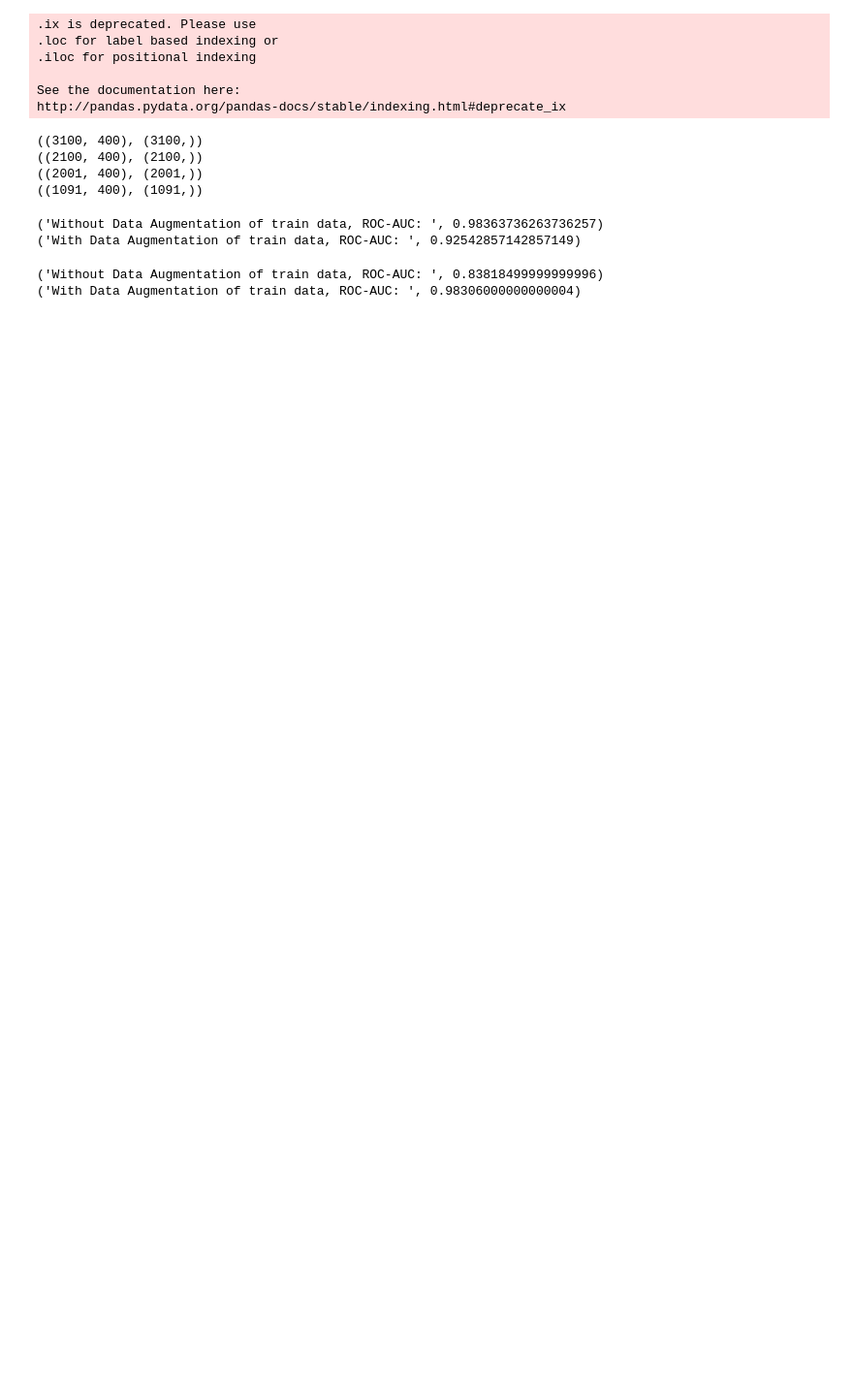
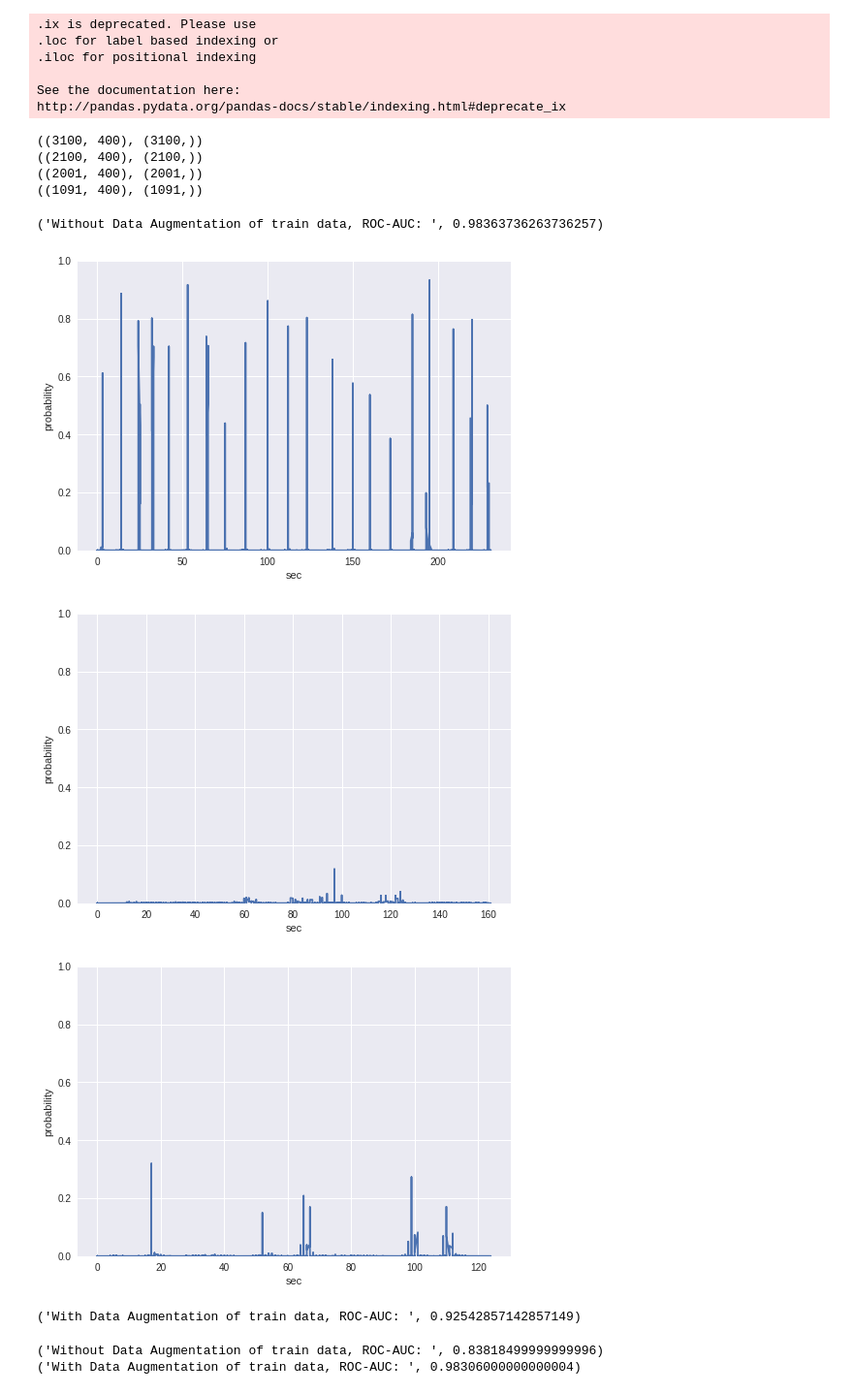
Before and after one commit to nejumi/e-skin_throwing_detector, a Jupyter notebook: scripts/Xenoma_e-skin_throwing_detector_defferent_person_augmentation.ipynb, the cells around one changed output. Shown: that part at 97% size. Cells and saved outputs as stored; diff of their text form; code cells hidden in the pictures; blank space fills up the shorter version.

Commit message:
Added scan&evaluate of timeseries data

```diff
--- a/scripts/Xenoma_e-skin_throwing_detector_defferent_person_augmentation.ipynb
+++ b/scripts/Xenoma_e-skin_throwing_detector_defferent_person_augmentation.ipynb
@@ -146,6 +146,26 @@ def prepare_negative_data(path, num_clip=500, size = (20, 20), flatten=True, is_
     X_negatives = resize_matrix(X_negatives, flatten=flatten)
 
     return X_negatives, y_negatives
+# %%
+def scan_evaluate(clf, path, size = (20, 20), flatten=True):
+    df = pd.read_csv(path, index_col=0)
+    X_windows = []
+
+    for i in range(df.shape[0]-180):
+        X_window = df.iloc[i:i+180].as_matrix()
+        X_windows.append(X_window)
+
+    X_windows = np.array(X_windows)
+    X_windows = resize_matrix(X_windows, size = size, flatten=flatten)
+
+
+    probabilities = clf.predict_proba(X_windows)[:,1]
+
+    plt.plot([x/60 for x in range(df.shape[0]-180)], probabilities)
+    plt.xlabel("sec")
+    plt.ylabel("probability")
+    plt.ylim(0,1)
+    plt.show()
 # %%
 # 1人目（山本）のモーションデータをData Augmentationありで読み込む
 X_positives_1, y_positives_1 = prepare_positive_data(path_positive_1, is_augment=True, max_abs_tilt=5.0, num_augment=10)
@@ -197,24 +217,32 @@ print(X_2.shape, y_2.shape)
 # %%
 # 山本データで学習して、武井データに対して予測を行う。やや低下が見られたが依然として良好。
 # もう一方のfoldで大きなゲインが得られたことを考えるとトータルでは分類性能向上しているか。
 clf_xgb = XGBClassifier(base_score=0.5, colsample_bylevel=1, colsample_bytree=0.7,
                         gamma=0, learning_rate=0.1, max_delta_step=0, max_depth=3,
                         min_child_weight=1, missing=None, n_estimators=100, nthread=-1,
                         objective='binary:logistic', reg_alpha=0, reg_lambda=1,
                         scale_pos_weight=1, seed=0, silent=True, subsample=0.7)
 
 clf_xgb.fit(X_1, y_1)
 probs = clf_xgb.predict_proba(X_2)[:,1]
 score = roc_auc_score(y_2, probs)
 print("Without Data Augmentation of train data, ROC-AUC: ", score)
 
+# 時系列データをスキャンしてprobabilityの時間変化を可視化する
+scan_evaluate(clf_xgb, "../eskin_data/zennra_throw.csv", flatten=True)
+scan_evaluate(clf_xgb, "../eskin_data/zennra/others/zennra_radiotaiso.csv", flatten=True)
+scan_evaluate(clf_xgb, "../eskin_data/zennra/others/zennra_ebikanix.csv", flatten=True)
+
 clf_xgb.fit(X_1_aug, y_1_aug)
 probs = clf_xgb.predict_proba(X_2)[:,1]
 score = roc_auc_score(y_2, probs)
 print("With Data Augmentation of train data, ROC-AUC: ", score)
 # %% [output]
 ('Without Data Augmentation of train data, ROC-AUC: ', 0.98363736263736257)
-('With Data Augmentation of train data, ROC-AUC: ', 0.92542857142857149)
+[figure, added]
+[figure, added]
+[figure, added]
+('With Data Augmentation of train data, ROC-AUC: ', 0.92542857142857149)
 # %%
 # 武井データで学習して、山本データに対して予測を行う。顕著な改善効果が認められた。
 clf_xgb = XGBClassifier(base_score=0.5, colsample_bylevel=1, colsample_bytree=0.7,
```
Also changed, not shown: parts of 1 cell of this notebook.
